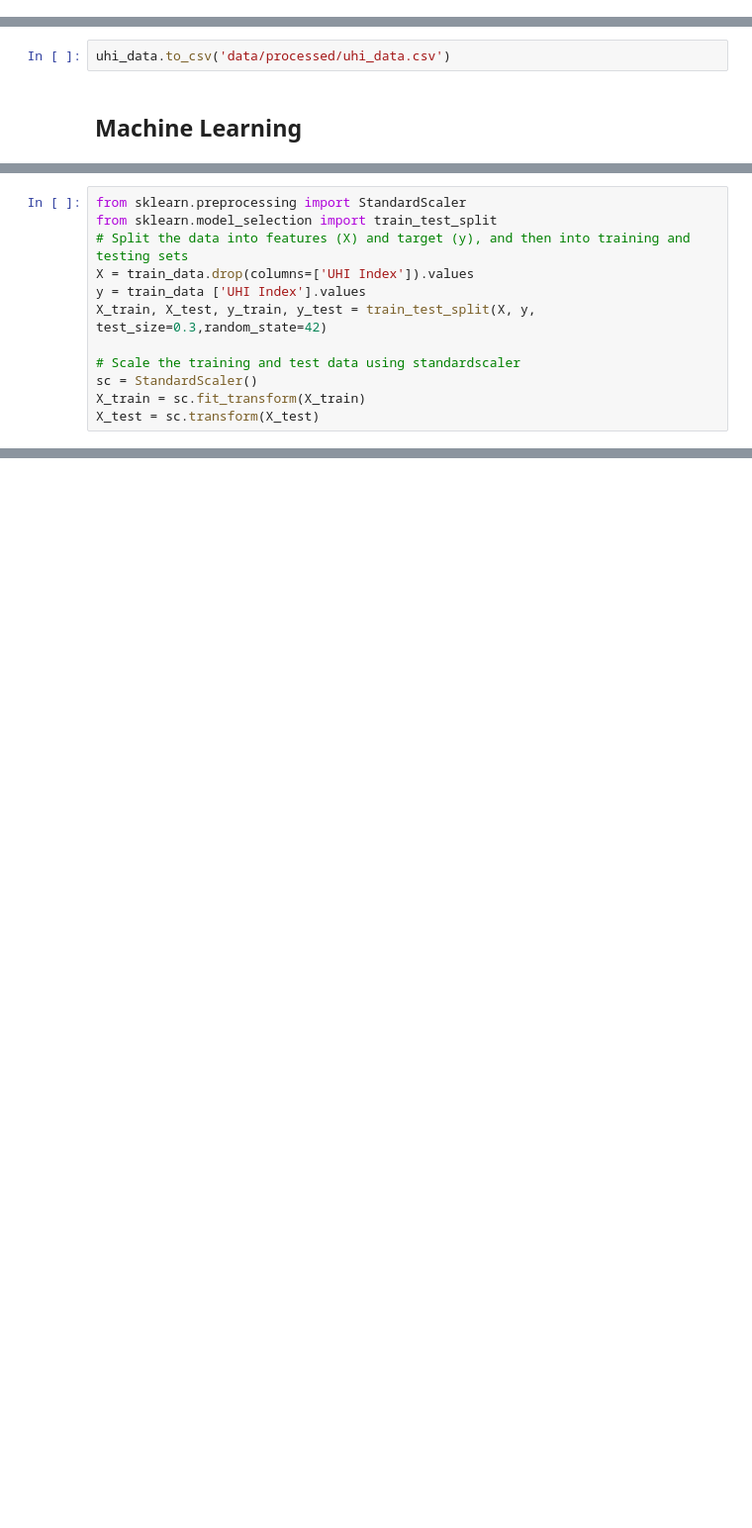
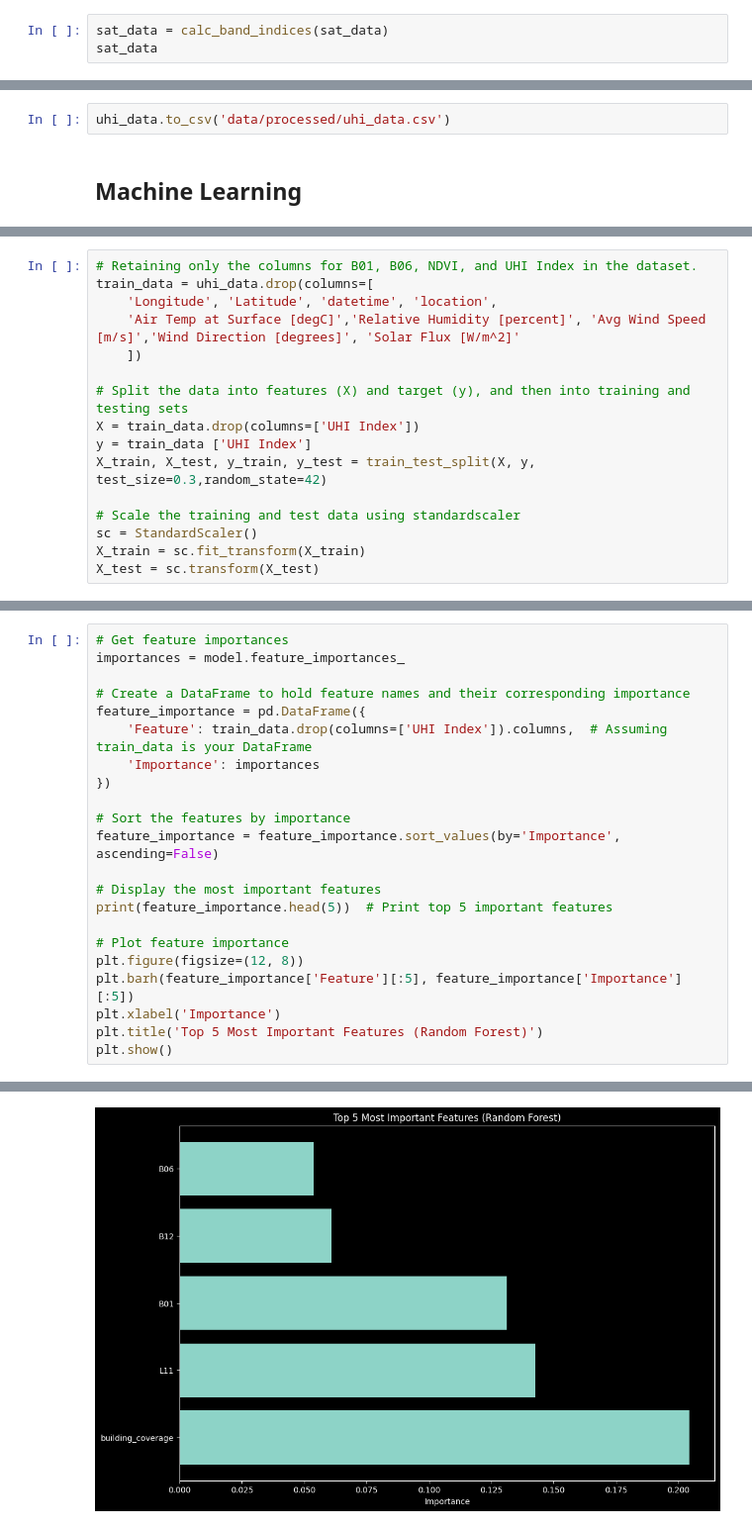
Before and after one commit to masonphung/challenge_ey2025, a Jupyter notebook: notebooks/project.ipynb, the cells around one changed output, grey strips where cells are left out. Shown at 99% size. Saved outputs shown, nothing was run; the diff lists cells and outputs as text; blank space fills up the shorter version.

```diff
--- a/notebooks/project.ipynb
+++ b/notebooks/project.ipynb
@@ -326,0 +407,3 @@ sat_data
+# %%
+sat_data = calc_band_indices(sat_data)
+sat_data
@@ -489,9 +576,13 @@ train_data = uhi_data.drop(columns=['Longitude', 'Latitude', 'datetime', 'locati
 # %%
-from sklearn.preprocessing import StandardScaler
-from sklearn.model_selection import train_test_split
+# Retaining only the columns for B01, B06, NDVI, and UHI Index in the dataset.
+train_data = uhi_data.drop(columns=[
+    'Longitude', 'Latitude', 'datetime', 'location',
+    'Air Temp at Surface [degC]','Relative Humidity [percent]', 'Avg Wind Speed [m/s]','Wind Direction [degrees]', 'Solar Flux [W/m^2]'
+    ])
+
 # Split the data into features (X) and target (y), and then into training and testing sets
-X = train_data.drop(columns=['UHI Index']).values
-y = train_data ['UHI Index'].values
+X = train_data.drop(columns=['UHI Index'])
+y = train_data ['UHI Index']
 X_train, X_test, y_train, y_test = train_test_split(X, y, test_size=0.3,random_state=42)
 
 # Scale the training and test data using standardscaler
@@ -516,0 +620,23 @@ import xgboost as xgb
+# %%
+# Get feature importances
+importances = model.feature_importances_
+
+# Create a DataFrame to hold feature names and their corresponding importance
+feature_importance = pd.DataFrame({
+    'Feature': train_data.drop(columns=['UHI Index']).columns,  # Assuming train_data is your DataFrame
+    'Importance': importances
+})
+
+# Sort the features by importance
+feature_importance = feature_importance.sort_values(by='Importance', ascending=False)
+
+# Display the most important features
+print(feature_importance.head(5))  # Print top 5 important features
+
+# Plot feature importance
+plt.figure(figsize=(12, 8))
+plt.barh(feature_importance['Feature'][:5], feature_importance['Importance'][:5])
+plt.xlabel('Importance')
+plt.title('Top 5 Most Important Features (Random Forest)')
+plt.show()
+# %% [output]
@@ -516,0 +649 @@ import xgboost as xgb
+[figure, added]
```
Also changed, not shown: parts of 32 cells of this notebook, 9 other files.
